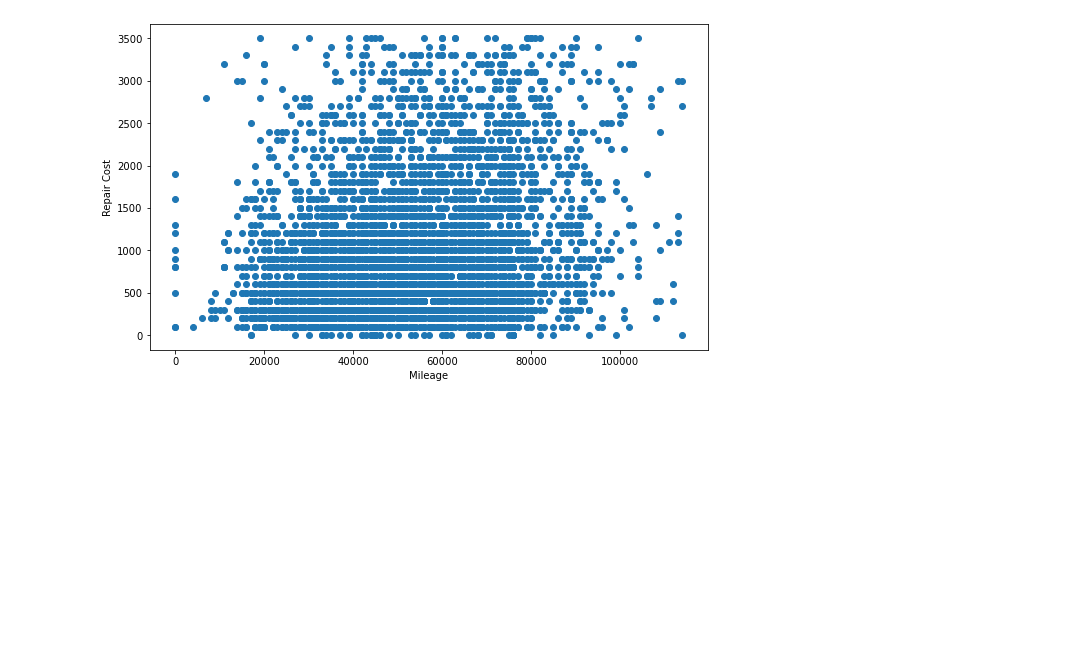
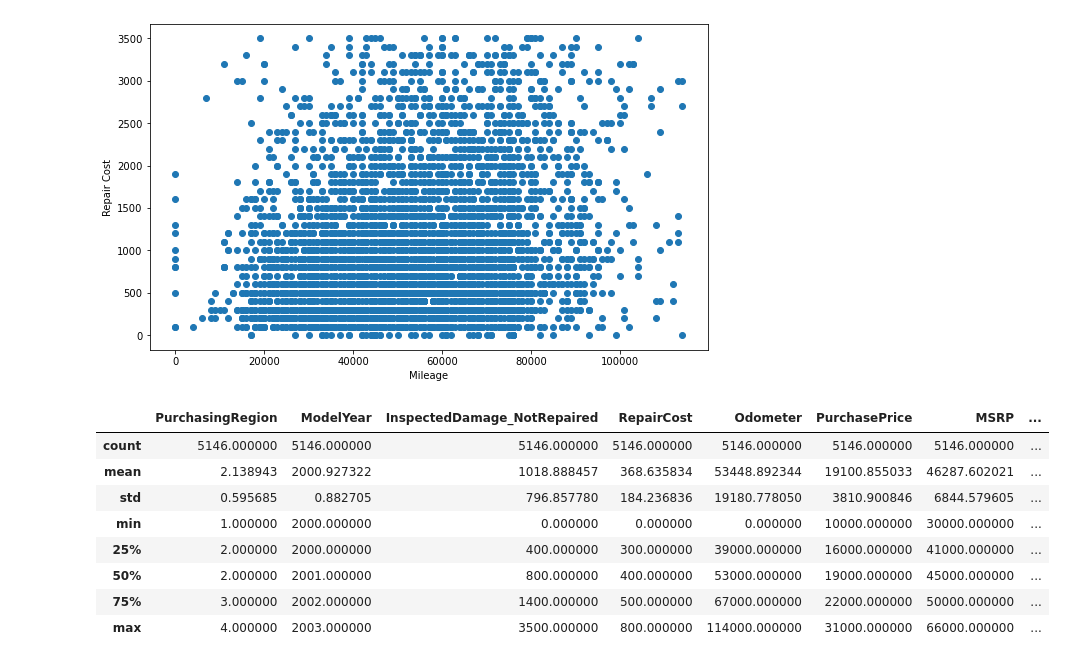
Before and after one commit to ahmed17777/remarketing_case_study, a Jupyter notebook: bmw_feature_analysis.ipynb, the cells around one changed output. Saved outputs shown, nothing was run; the diff lists cells and outputs as text; code cells hidden in the pictures; blank space fills up the shorter version.

```diff
--- a/bmw_feature_analysis.ipynb
+++ b/bmw_feature_analysis.ipynb
@@ -169,3 +169,15 @@ ax.set_ylabel('Repair Cost')
 plt.show()
 # %% [output]
 [figure]
+# %%
+df.describe()
+# %% [output]
+|  | PurchasingRegion | ModelYear | InspectedDamage_NotRepaired | RepairCost | Odometer | PurchasePrice | MSRP | ... |
+| count | 5146.000000 | 5146.000000 | 5146.000000 | 5146.000000 | 5146.000000 | 5146.000000 | 5146.000000 | ... |
+| mean | 2.138943 | 2000.927322 | 1018.888457 | 368.635834 | 53448.892344 | 19100.855033 | 46287.602021 | ... |
+| std | 0.595685 | 0.882705 | 796.857780 | 184.236836 | 19180.778050 | 3810.900846 | 6844.579605 | ... |
+| min | 1.000000 | 2000.000000 | 0.000000 | 0.000000 | 0.000000 | 10000.000000 | 30000.000000 | ... |
+| 25% | 2.000000 | 2000.000000 | 400.000000 | 300.000000 | 39000.000000 | 16000.000000 | 41000.000000 | ... |
+| 50% | 2.000000 | 2001.000000 | 800.000000 | 400.000000 | 53000.000000 | 19000.000000 | 45000.000000 | ... |
+| 75% | 3.000000 | 2002.000000 | 1400.000000 | 500.000000 | 67000.000000 | 22000.000000 | 50000.000000 | ... |
+| max | 4.000000 | 2003.000000 | 3500.000000 | 800.000000 | 114000.000000 | 31000.000000 | 66000.000000 | ... |
```
Also changed, not shown: parts of 1 cell of this notebook.
